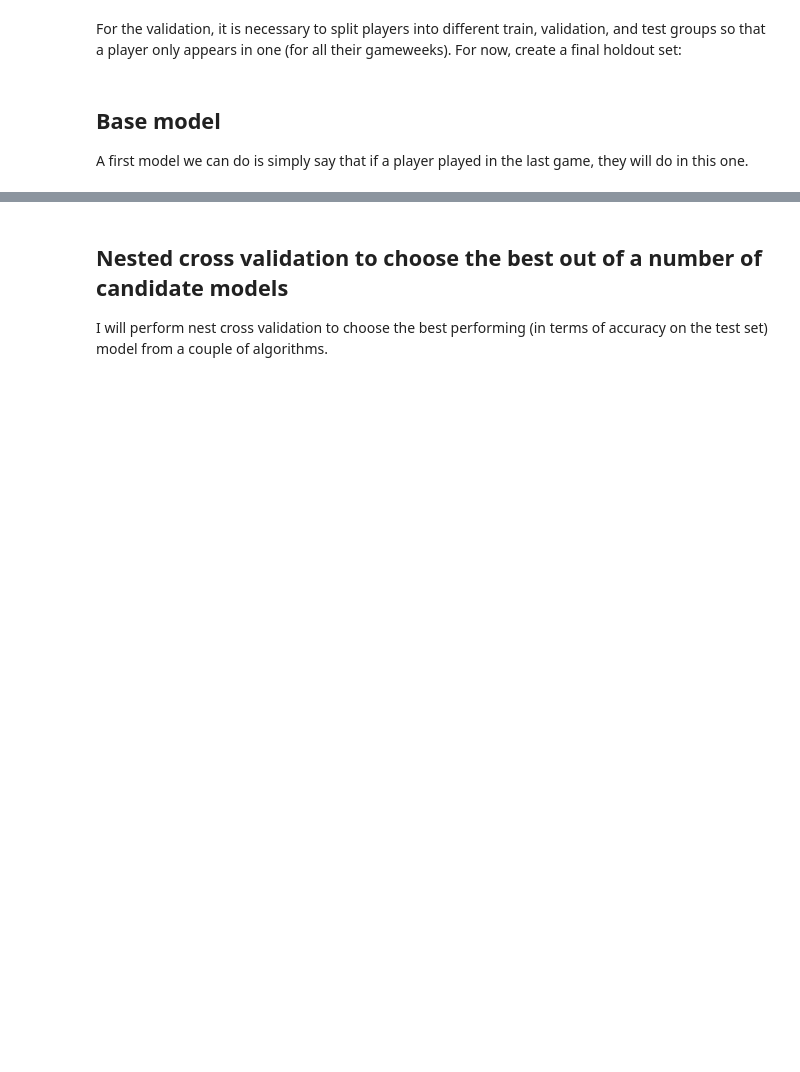
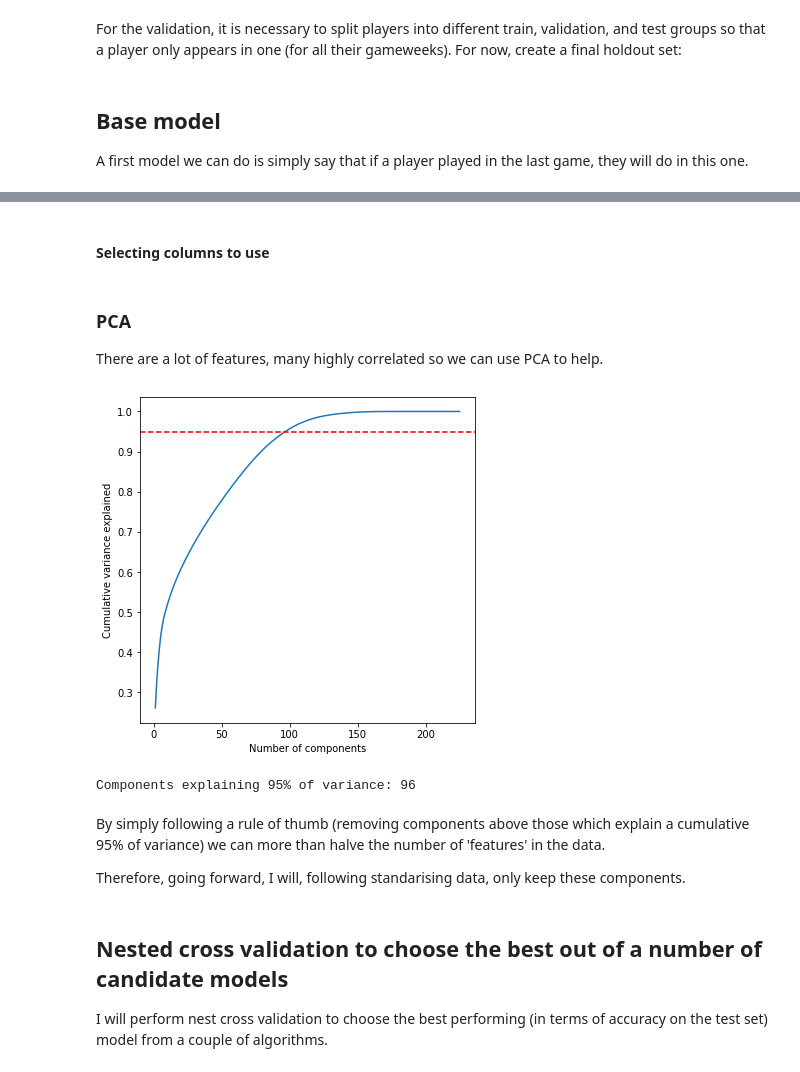
Before and after one commit to Hazzais/fantasy_premier_league, a Jupyter notebook: modelling/modelling_1_player_plays.ipynb, the cells around one changed output, grey strips where cells are left out. Drawn from its saved outputs; the diff is of its cells as text; code cells hidden in the pictures; blank space fills up the shorter version.

```diff
--- a/modelling/modelling_1_player_plays.ipynb
+++ b/modelling/modelling_1_player_plays.ipynb
@@ -87,0 +88,2 @@ Accuracy of base model (test data): 0.8262599469496021
+# %% [markdown]
+#### Selecting columns to use
@@ -88,3 +105,32 @@ Accuracy of base model (test data): 0.8262599469496021
+# %% [markdown]
+### PCA
+There are a lot of features, many highly correlated so we can use PCA to help.
+# %%
+stand = StandardScaler()
+X_all_stand = stand.fit_transform(X_all)
+
+pca = PCA(svd_solver='full')
+comps = pca.fit_transform(X_all_stand)
+# %%
+fig = plt.figure(figsize=(6, 6))
+
+evr = pca.explained_variance_ratio_.cumsum()
+plt.plot(np.arange(len(pca.explained_variance_ratio_)) + 1,
+         evr, zorder=1)
+plt.axhline(0.95, color='red', zorder=2, linestyle='--')
+plt.xlabel('Number of components')
+plt.ylabel('Cumulative variance explained')
+plt.show()
+# %% [output]
+[figure, added]
+# %%
+print(f'Components explaining 95% of variance: {np.where(evr >= 0.95)[0].min()}')
+# %% [output]
+Components explaining 95% of variance: 96
+# %% [markdown]
+By simply following a rule of thumb (removing components above those which explain a cumulative 95% of variance) we can more than halve the number of 'features' in the data.
+
+Therefore, going forward, I will, following standarising data, only keep these components.
 # %% [markdown]
 ## Nested cross validation to choose the best out of a number of candidate models
 I will perform nest cross validation to choose the best performing (in terms of accuracy on the test set) model from a couple of algorithms.
```
Also changed, not shown: parts of 47 cells of this notebook.
